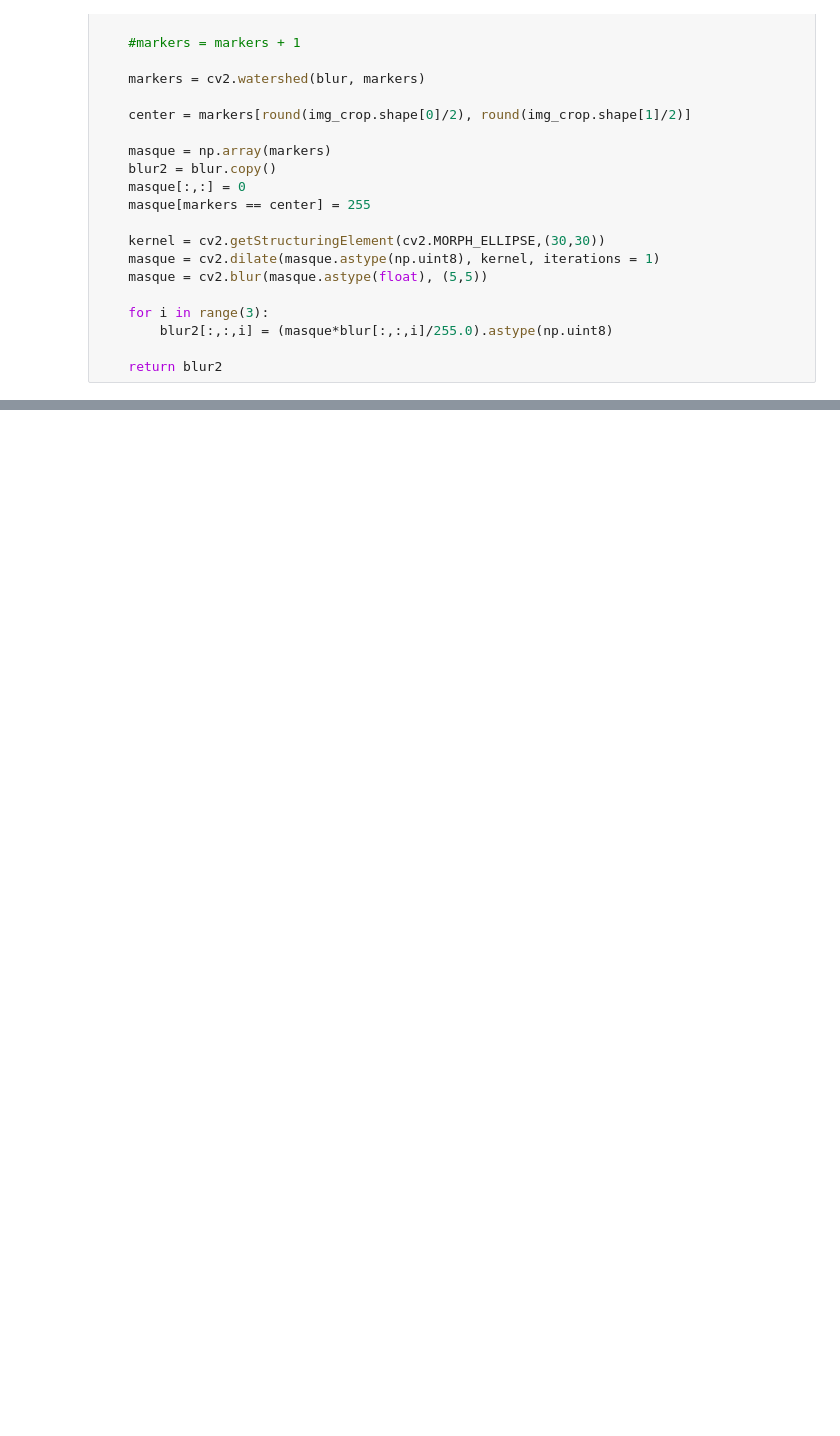
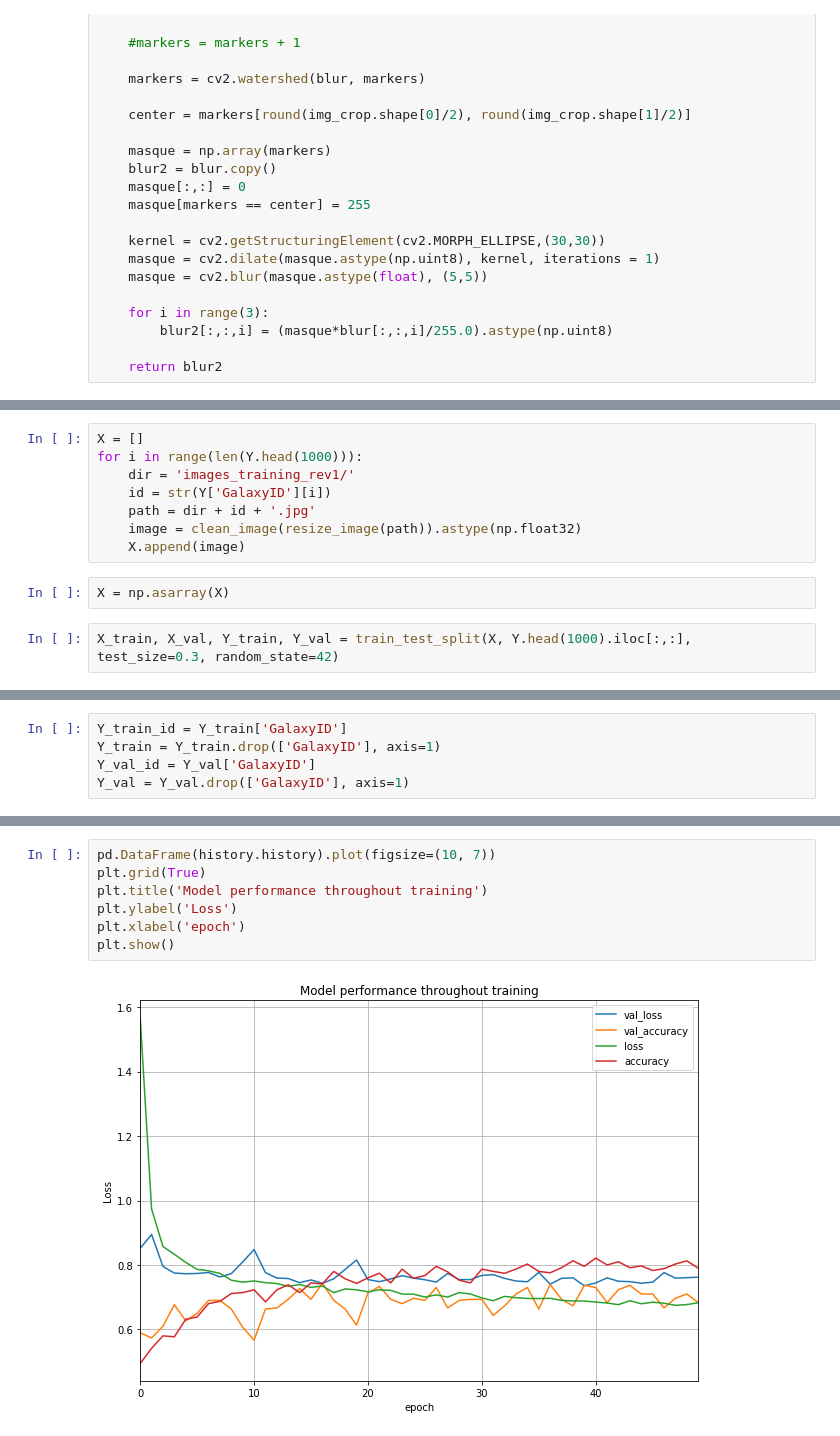
Before and after one commit to ChristopheGARREAU/ComputerVision, a Jupyter notebook: data_galaxy_zoo/Transfo_images.ipynb, the cells around one changed output, grey strips where cells are left out. Cells and saved outputs as stored; diff of their text form; blank space fills up the shorter version.

```diff
--- a/data_galaxy_zoo/Transfo_images.ipynb
+++ b/data_galaxy_zoo/Transfo_images.ipynb
@@ -101,0 +128,12 @@ Using TensorFlow backend.
+# %%
+X = []
+for i in range(len(Y.head(1000))):
+    dir = 'images_training_rev1/'
+    id = str(Y['GalaxyID'][i])
+    path = dir + id + '.jpg'
+    image = clean_image(resize_image(path)).astype(np.float32)
+    X.append(image)
+# %%
+X = np.asarray(X)
+# %%
+X_train, X_val, Y_train, Y_val = train_test_split(X, Y.head(1000).iloc[:,:], test_size=0.3, random_state=42)
@@ -101,0 +166,5 @@ Using TensorFlow backend.
+# %%
+Y_train_id = Y_train['GalaxyID']
+Y_train = Y_train.drop(['GalaxyID'], axis=1)
+Y_val_id = Y_val['GalaxyID']
+Y_val = Y_val.drop(['GalaxyID'], axis=1)
@@ -101,0 +269,9 @@ Using TensorFlow backend.
+# %%
+pd.DataFrame(history.history).plot(figsize=(10, 7))
+plt.grid(True)
+plt.title('Model performance throughout training')
+plt.ylabel('Loss')
+plt.xlabel('epoch')
+plt.show()
+# %% [output]
+[figure, added]
```
Also changed, not shown: parts of 21 cells of this notebook, 5 other files.
